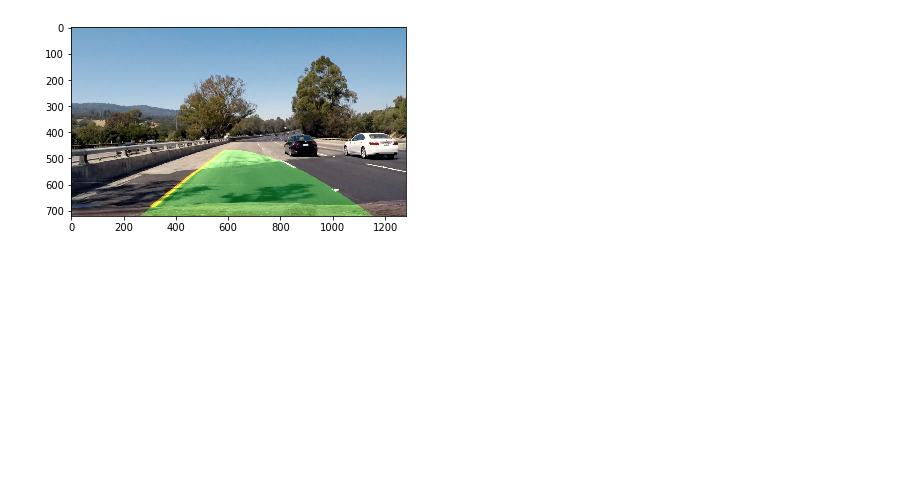
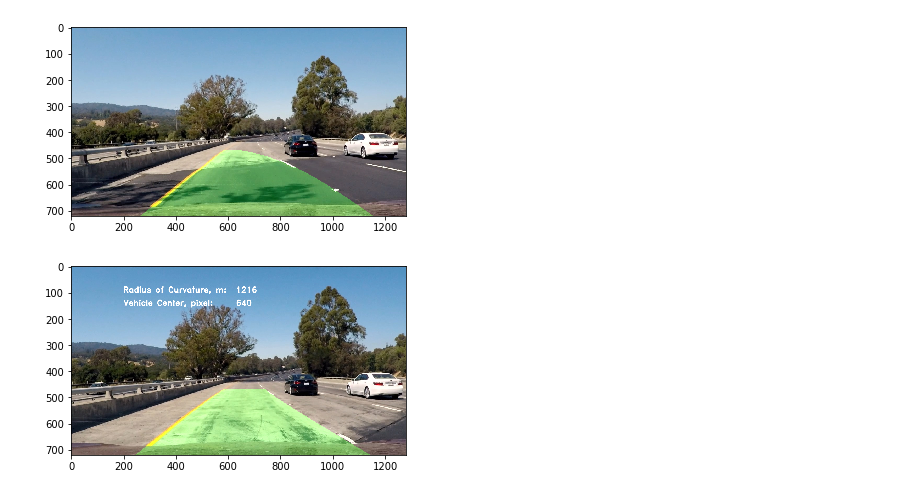
Before and after one commit to ronsos/CarND-AdvLaneLines-Proj4, a Jupyter notebook: lane_finding.ipynb, the cells around one changed output. Drawn from its saved outputs; the diff is of its cells as text; code cells hidden in the pictures; blank space fills up the shorter version.

Commit message:
Added annotations to frame for radius of curvature and vehicle position.

```diff
--- a/lane_finding.ipynb
+++ b/lane_finding.ipynb
@@ -219,10 +220,10 @@ def find_lane_lines(binary_warped):
     out_img[nonzeroy[left_lane_inds], nonzerox[left_lane_inds]] = [255, 0, 0]
     out_img[nonzeroy[right_lane_inds], nonzerox[right_lane_inds]] = [0, 0, 255]
 
-    return left_fit, right_fit, left_lane_inds, right_lane_inds, out_img
+    return left_fit, right_fit, left_lane_inds, right_lane_inds, out_img, midpoint
 
 # Call find_lane_lines
-[left_fit, right_fit, left_lane_inds, right_lane_inds, out_img] = find_lane_lines(warped)
+[left_fit, right_fit, left_lane_inds, right_lane_inds, out_img, midpoint] = find_lane_lines(warped)
 
 #Visualization
 #At this point, you're done! But here is how you can visualize the result as well:
@@ -243,7 +244,7 @@ plt.ylim(720, 0)
 plt.show()
 
 # Determine the curvature of the lane and vehicle position with respect to center.
-def radius_of_curvature(left_fit, right_fit, ploty):
+def radius_of_curvature(left_fit, right_fit, ploty, left_fitx, right_fitx):
     # Define y-value where we want radius of curvature
     # I'll choose the maximum y-value, corresponding to the bottom of the image
     y_eval = np.max(ploty)
@@ -254,7 +255,7 @@ def radius_of_curvature(left_fit, right_fit, ploty):
 
     # Define conversions in x and y from pixels space to meters
     ym_per_pix = 30/720 # meters per pixel in y dimension
-    xm_per_pix = 3.7/700 # meters per pixel in x dimension
+    xm_per_pix = 3.7/730 # meters per pixel in x dimension
 
     # Fit new polynomials to x,y in world space
     left_fit_cr = np.polyfit(ploty*ym_per_pix, left_fitx*xm_per_pix, 2)
@@ -264,7 +265,7 @@ def radius_of_curvature(left_fit, right_fit, ploty):
     left_curverad = ((1 + (2*left_fit_cr[0]*y_eval*ym_per_pix + left_fit_cr[1])**2)**1.5) / np.absolute(2*left_fit_cr[0])
     right_curverad = ((1 + (2*right_fit_cr[0]*y_eval*ym_per_pix + right_fit_cr[1])**2)**1.5) / np.absolute(2*right_fit_cr[0])
     # Now our radius of curvature is in meters
-    #print(left_curverad, 'm', right_curverad, 'm')
+    #print('Internal: ', left_curverad, 'm', right_curverad, 'm')
     # Example values: 632.1 m    626.2 m
 
     return left_curverad, right_curverad
@@ -314,39 +315,58 @@ def process_image(image):
     warped = cv2.warpPerspective(thresh_image, M, img_size, flags=cv2.INTER_LINEAR)
 
     # Call find_lane_lines to find lane fit
-    [left_fit, right_fit, left_lane_inds, right_lane_inds, out_img] = find_lane_lines(warped)
+    [left_fit, right_fit, left_lane_inds, right_lane_inds, out_img, midpoint] = find_lane_lines(warped)
 
     # Generate x and y values for plotting
     ploty = np.linspace(0, warped.shape[0]-1, warped.shape[0] )
     left_fitx = left_fit[0]*ploty**2 + left_fit[1]*ploty + left_fit[2]
     right_fitx = right_fit[0]*ploty**2 + right_fit[1]*ploty + right_fit[2]
 
     # Calculate the radius of curvature
-    [left_curverad, right_curverad] = radius_of_curvature(left_fit, right_fit, ploty)
-    #print(left_curverad, 'm', right_curverad, 'm')
+    [left_curverad, right_curverad] = radius_of_curvature(left_fit, right_fit, ploty, left_fitx, right_fitx)
+    avg_curverad = math.trunc((left_curverad + right_curverad) / 2)
+    #print(left_curverad, 'm', right_curverad, 'm', avg_curverad, 'm')
+
+    # Find midpoint
+    xm_per_pix = 3.7/730
+    veh_position = midpoint * xm_per_pix
 
     # Create an image to draw the lines on
     warp_zero = np.zeros_like(warped).astype(np.uint8)
     color_warp = np.dstack((warp_zero, warp_zero, warp_zero))
 
     # Recast the x and y points into usable format for cv2.fillPoly()
     pts_left = np.array([np.transpose(np.vstack([left_fitx, ploty]))])
     pts_right = np.array([np.flipud(np.transpose(np.vstack([right_fitx, ploty])))])
     pts = np.hstack((pts_left, pts_right))
 
     # Draw the lane onto the warped blank image
     cv2.fillPoly(color_warp, np.int_([pts]), (0,255, 0))
 
     # Warp the blank back to original image space using inverse perspective matrix (Minv)
     newwarp = cv2.warpPerspective(color_warp, Minv, (image.shape[1], image.shape[0]))
 
     # Combine the result with the original image
     result = cv2.addWeighted(image, 1, newwarp, 0.3, 0)
 
-    #plt.imshow(result)
-    #plt.show()
+    # Add radius of curevature annotation to frame
+    font = cv2.FONT_HERSHEY_DUPLEX
+    result1 = cv2.putText(result, "Radius of Curvature, m: ", (200,100), font, 1, (255,255,255), 2, cv2.LINE_AA)
+    result2 = cv2.putText(result1, str(avg_curverad), (630,100), font, 1, (255,255,255), 2, cv2.LINE_AA)
+    result1 = cv2.putText(result, "Vehicle Center, pixel: ", (200,150), font, 1, (255,255,255), 2, cv2.LINE_AA)
+    result2 = cv2.putText(result1, str(midpoint), (630,150), font, 1, (255,255,255), 2, cv2.LINE_AA)
 
-    return result
+    return result2
+
+# Load image
+#image = mpimg.imread('test_images/straight_lines2.jpg')
+image = mpimg.imread('test_images/test1.jpg')
+result = process_image(image)
+
+plt.imshow(result)
+plt.show()
+# %% [output]
+[figure, added]
 # %%
 # Generate and display video
 # Import everything needed to edit/save/watch video clips
```
Also changed, not shown: parts of 2 cells of this notebook.
